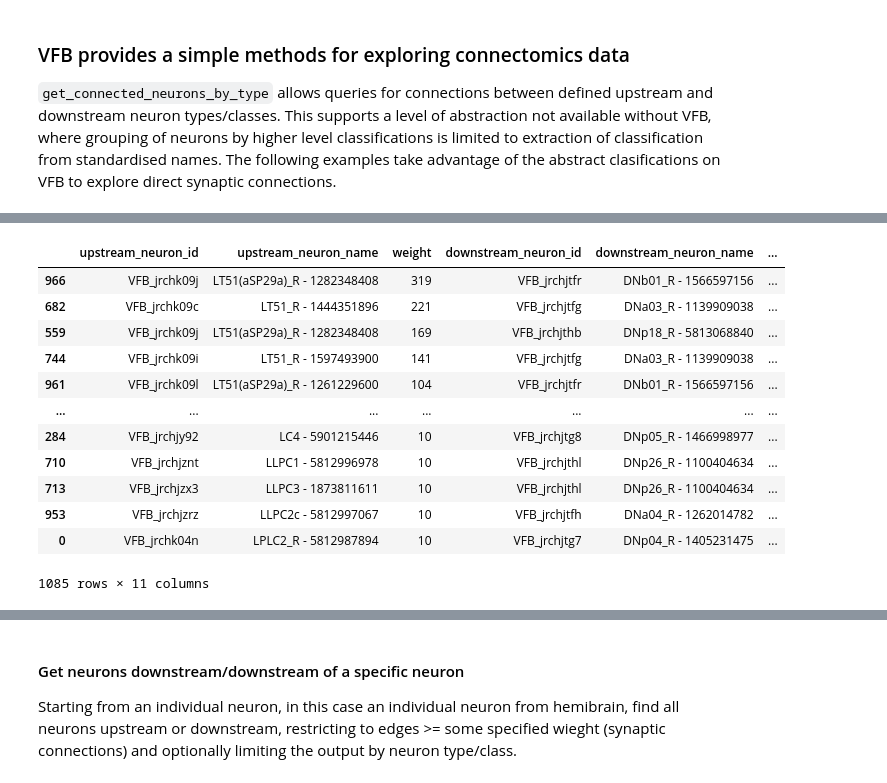
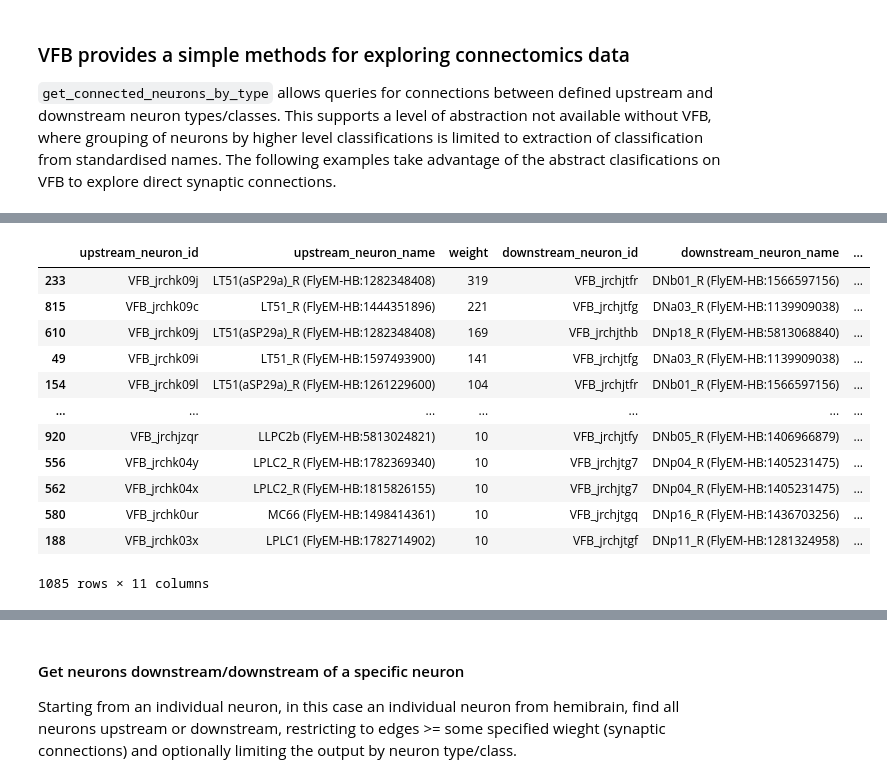
Before and after one commit to VirtualFlyBrain/training, a Jupyter notebook: Python Workshop/4_Connectomics.ipynb, the cells around one changed output, grey strips where cells are left out. Saved outputs shown, nothing was run; the diff lists cells and outputs as text; code cells hidden in the pictures.

Commit message:
everything as was from master project on deepnote

```diff
--- a/Python Workshop/4_Connectomics.ipynb
+++ b/Python Workshop/4_Connectomics.ipynb
@@ -79,19 +123,20 @@ vc.get_connected_neurons_by_type(upstream_type='pacemaker neuron',
 # %%
 # Get connections between visual projectsion neurons and descending neurons
-vc.get_connected_neurons_by_type(upstream_type='visual projection neuron',
+visPN2DC = vc.get_connected_neurons_by_type(upstream_type='visual projection neuron',
                                  downstream_type='adult descending neuron',
                                  weight=10).sort_values('weight', ascending=False)
+visPN2DC
 # %% [output]
 |  | upstream_neuron_id | upstream_neuron_name | weight | downstream_neuron_id | downstream_neuron_name | ... |
-| 966 | VFB_jrchk09j | LT51(aSP29a)_R - 1282348408 | 319 | VFB_jrchjtfr | DNb01_R - 1566597156 | ... |
-| 682 | VFB_jrchk09c | LT51_R - 1444351896 | 221 | VFB_jrchjtfg | DNa03_R - 1139909038 | ... |
-| 559 | VFB_jrchk09j | LT51(aSP29a)_R - 1282348408 | 169 | VFB_jrchjthb | DNp18_R - 5813068840 | ... |
-| 744 | VFB_jrchk09i | LT51_R - 1597493900 | 141 | VFB_jrchjtfg | DNa03_R - 1139909038 | ... |
-| 961 | VFB_jrchk09l | LT51(aSP29a)_R - 1261229600 | 104 | VFB_jrchjtfr | DNb01_R - 1566597156 | ... |
+| 233 | VFB_jrchk09j | LT51(aSP29a)_R (FlyEM-HB:1282348408) | 319 | VFB_jrchjtfr | DNb01_R (FlyEM-HB:1566597156) | ... |
+| 815 | VFB_jrchk09c | LT51_R (FlyEM-HB:1444351896) | 221 | VFB_jrchjtfg | DNa03_R (FlyEM-HB:1139909038) | ... |
+| 610 | VFB_jrchk09j | LT51(aSP29a)_R (FlyEM-HB:1282348408) | 169 | VFB_jrchjthb | DNp18_R (FlyEM-HB:5813068840) | ... |
+| 49 | VFB_jrchk09i | LT51_R (FlyEM-HB:1597493900) | 141 | VFB_jrchjtfg | DNa03_R (FlyEM-HB:1139909038) | ... |
+| 154 | VFB_jrchk09l | LT51(aSP29a)_R (FlyEM-HB:1261229600) | 104 | VFB_jrchjtfr | DNb01_R (FlyEM-HB:1566597156) | ... |
 | ... | ... | ... | ... | ... | ... | ... |
-| 284 | VFB_jrchjy92 | LC4 - 5901215446 | 10 | VFB_jrchjtg8 | DNp05_R - 1466998977 | ... |
-| 710 | VFB_jrchjznt | LLPC1 - 5812996978 | 10 | VFB_jrchjthl | DNp26_R - 1100404634 | ... |
-| 713 | VFB_jrchjzx3 | LLPC3 - 1873811611 | 10 | VFB_jrchjthl | DNp26_R - 1100404634 | ... |
-| 953 | VFB_jrchjzrz | LLPC2c - 5812997067 | 10 | VFB_jrchjtfh | DNa04_R - 1262014782 | ... |
-| 0 | VFB_jrchk04n | LPLC2_R - 5812987894 | 10 | VFB_jrchjtg7 | DNp04_R - 1405231475 | ... |
+| 920 | VFB_jrchjzqr | LLPC2b (FlyEM-HB:5813024821) | 10 | VFB_jrchjtfy | DNb05_R (FlyEM-HB:1406966879) | ... |
+| 556 | VFB_jrchk04y | LPLC2_R (FlyEM-HB:1782369340) | 10 | VFB_jrchjtg7 | DNp04_R (FlyEM-HB:1405231475) | ... |
+| 562 | VFB_jrchk04x | LPLC2_R (FlyEM-HB:1815826155) | 10 | VFB_jrchjtg7 | DNp04_R (FlyEM-HB:1405231475) | ... |
+| 580 | VFB_jrchk0ur | MC66 (FlyEM-HB:1498414361) | 10 | VFB_jrchjtgq | DNp16_R (FlyEM-HB:1436703256) | ... |
+| 188 | VFB_jrchk03x | LPLC1 (FlyEM-HB:1782714902) | 10 | VFB_jrchjtgf | DNp11_R (FlyEM-HB:1281324958) | ... |
 1085 rows × 11 columns
```
Also changed, not shown: parts of 12 cells of this notebook, 7 other files.
